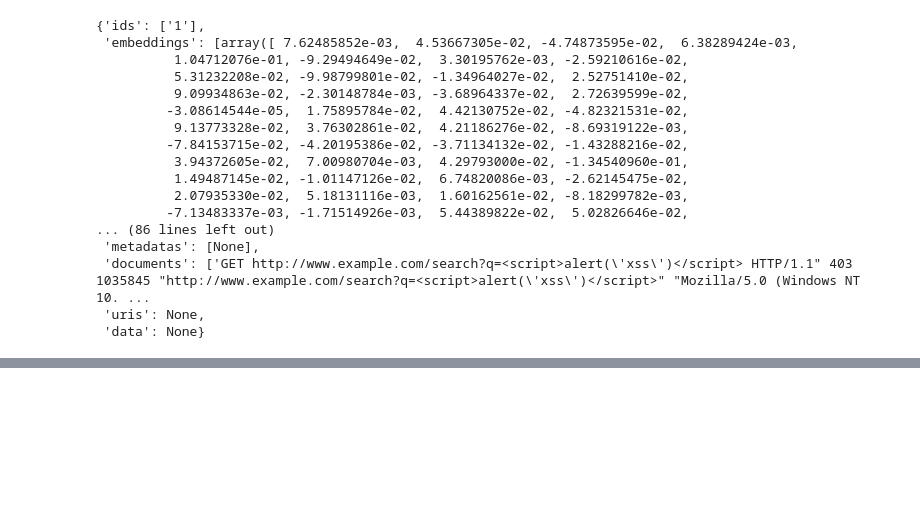
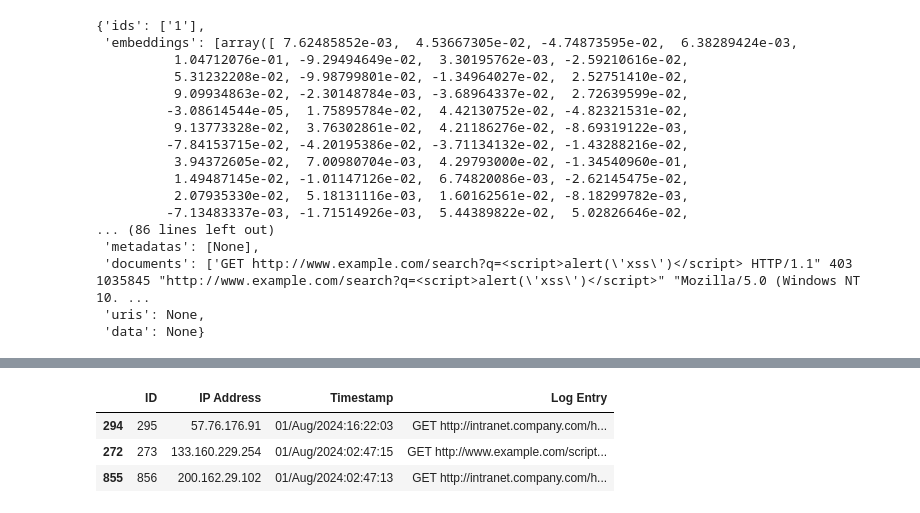
Before and after one commit to davidcsisk/vector-search-with-security-logs, a Jupyter notebook: demo-neural-search-with-proxy-logs.ipynb, the cells around one changed output, grey strips where cells are left out. Saved outputs shown, nothing was run; the diff lists cells and outputs as text; code cells hidden in the pictures; blank space fills up the shorter version.

```diff
--- a/demo-neural-search-with-proxy-logs.ipynb
+++ b/demo-neural-search-with-proxy-logs.ipynb
@@ -192,0 +220,9 @@ Possible alert on GET http://cloudstorage.com/files HTTP/1.1" 200 680290 "http:/
+# %%
+# We'll use fabricated proxy logs that contain 950 benign log entries and 50 malicious log entries again
+df = pd.read_csv('proxy_logs_mixed.csv')
+df.sample(3)
+# %% [output]
+|  | ID | IP Address | Timestamp | Log Entry |
+| 294 | 295 | 57.76.176.91 | 01/Aug/2024:16:22:03 | GET http://intranet.company.com/h... |
+| 272 | 273 | 133.160.229.254 | 01/Aug/2024:02:47:15 | GET http://www.example.com/script... |
+| 855 | 856 | 200.162.29.102 | 01/Aug/2024:02:47:13 | GET http://intranet.company.com/h... |
```
Also changed, not shown: parts of 30 cells of this notebook.
